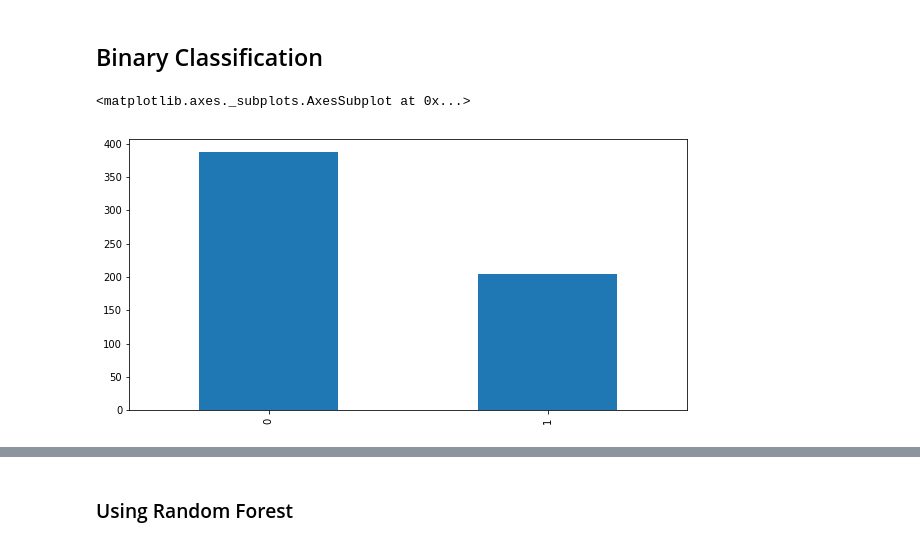
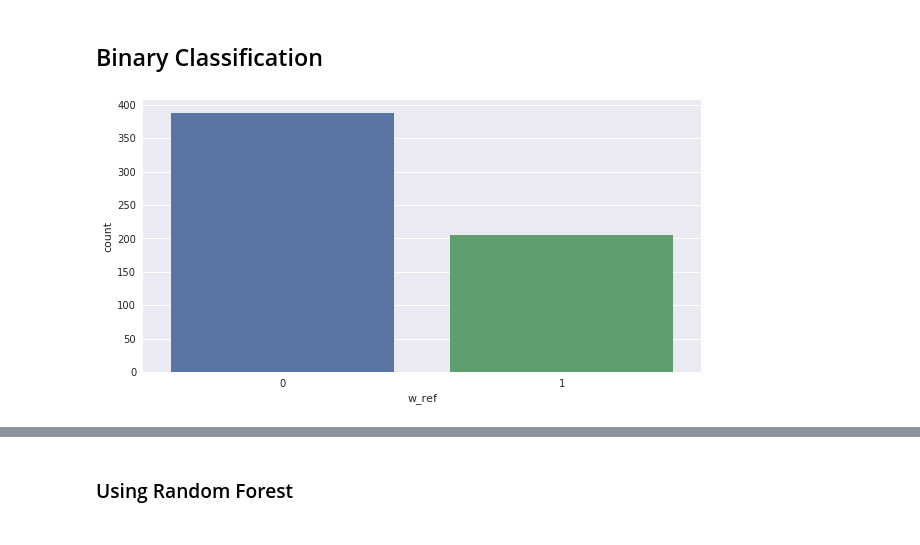
Before and after one commit to JerelynCo/RefactoringXGBoost, a Jupyter notebook: ProcProdRefRecommendation.ipynb, the cells around one changed output, grey strips where cells are left out. Saved outputs shown, nothing was run; the diff lists cells and outputs as text; code cells hidden in the pictures.

```diff
--- a/ProcProdRefRecommendation.ipynb
+++ b/ProcProdRefRecommendation.ipynb
@@ -128,11 +144,10 @@ prod_cols = ['LOC', 'WMC', 'DIT', 'NOC', 'RFC','CBO', 'LCOM', 'NOM', 'NOA', 'NOO
 data_df_csf.dropna(inplace=True)
 # %% [markdown]
 ## Binary Classification
-# %%
-data_df_csf["w_ref"].value_counts().plot(kind="bar")
-# %% [output]
-<matplotlib.axes._subplots.AxesSubplot at 0x...>
-[figure, removed]
+# %%
+ax = sns.countplot(x="w_ref", data=data_df_csf)
+# %% [output]
+[figure, added]
 # %%
 features = proc_cols+prod_cols
 X, y = get_inputs(data_df_csf, features, bin_label)
```
Also changed, not shown: parts of 20 cells of this notebook, 2 other files.
